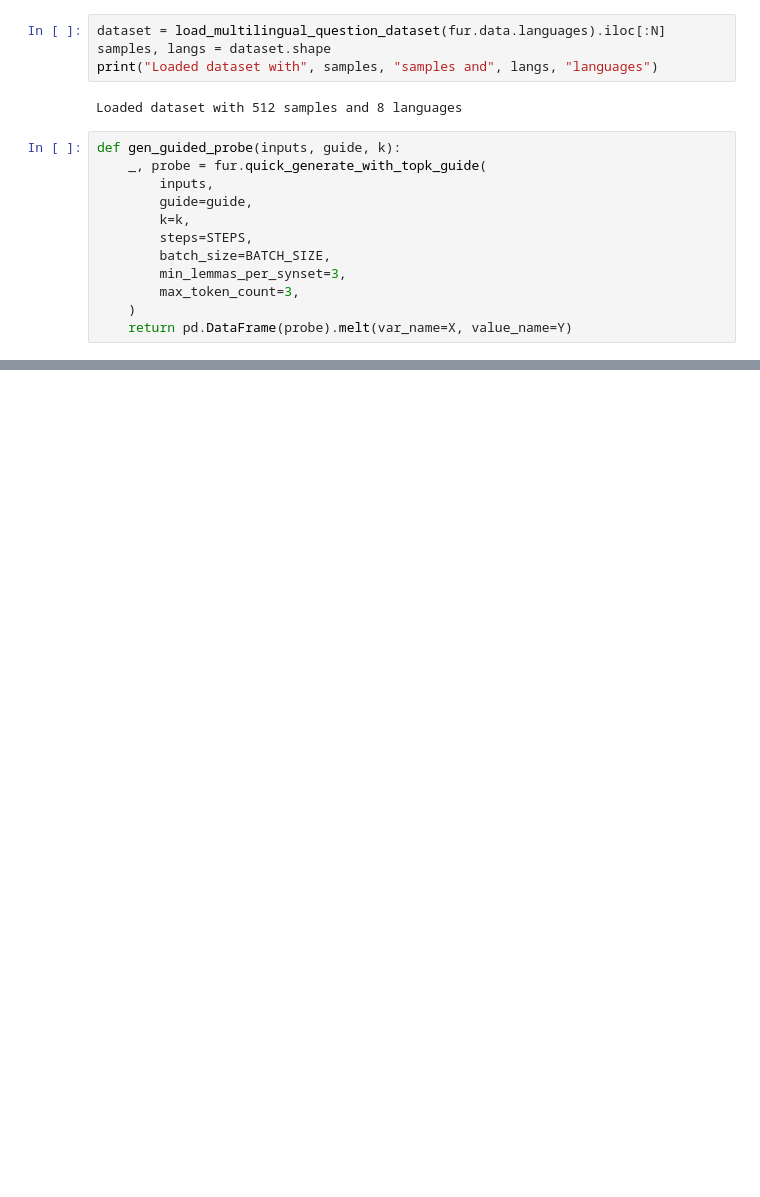
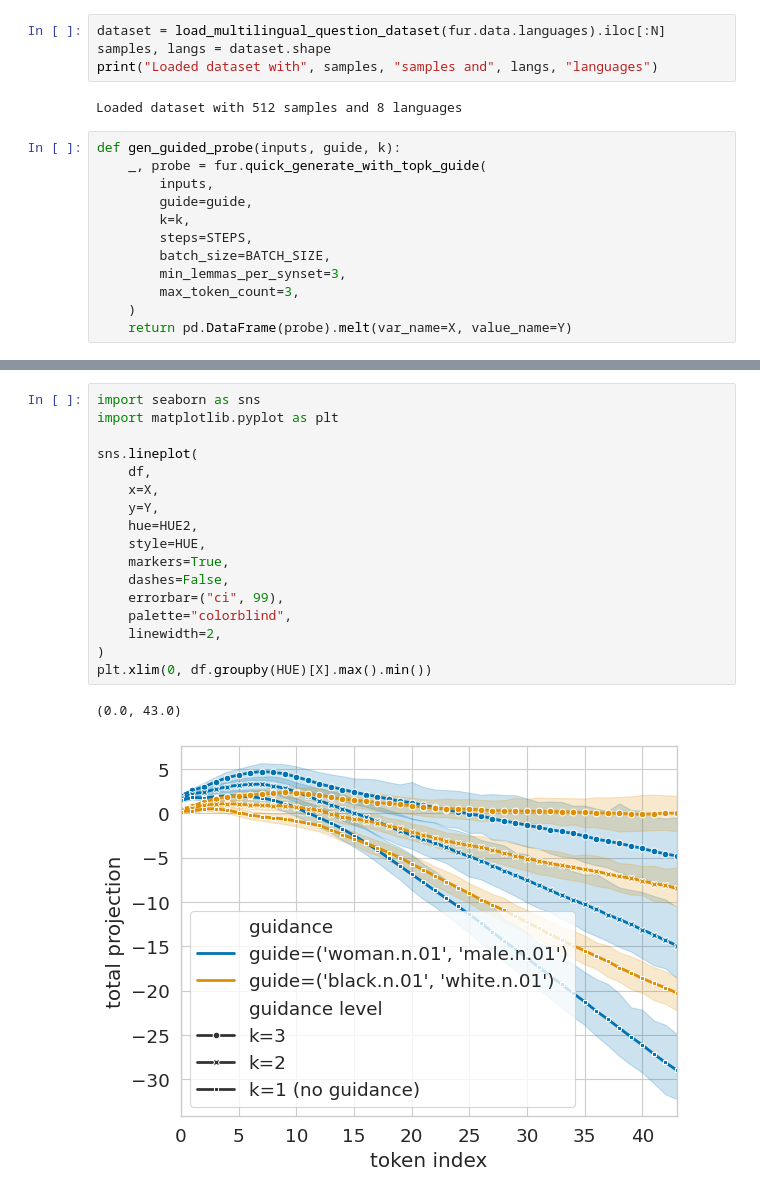
Before and after one commit to phvv-me/frame-representation-hypothesis, a Jupyter notebook: 06_guided_generation_top_k_ablation.ipynb, the cells around one changed output, grey strips where cells are left out. Drawn from its saved outputs; the diff is of its cells as text; blank space fills up the shorter version.

```diff
--- a/06_guided_generation_top_k_ablation.ipynb
+++ b/06_guided_generation_top_k_ablation.ipynb
@@ -57,0 +58,20 @@ lineplot_and_save("06_guided_generation_top_k_ablation", df, x=X, y=Y, hue=HUE)
+# %%
+import seaborn as sns
+import matplotlib.pyplot as plt
+
+sns.lineplot(
+    df,
+    x=X,
+    y=Y,
+    hue=HUE2,
+    style=HUE,
+    markers=True,
+    dashes=False,
+    errorbar=("ci", 99),
+    palette="colorblind",
+    linewidth=2,
+)
+plt.xlim(0, df.groupby(HUE)[X].max().min())
+# %% [output]
+(0.0, 43.0)
+[figure, added]
```
Also changed, not shown: parts of 4 cells of this notebook, 2 other files.
